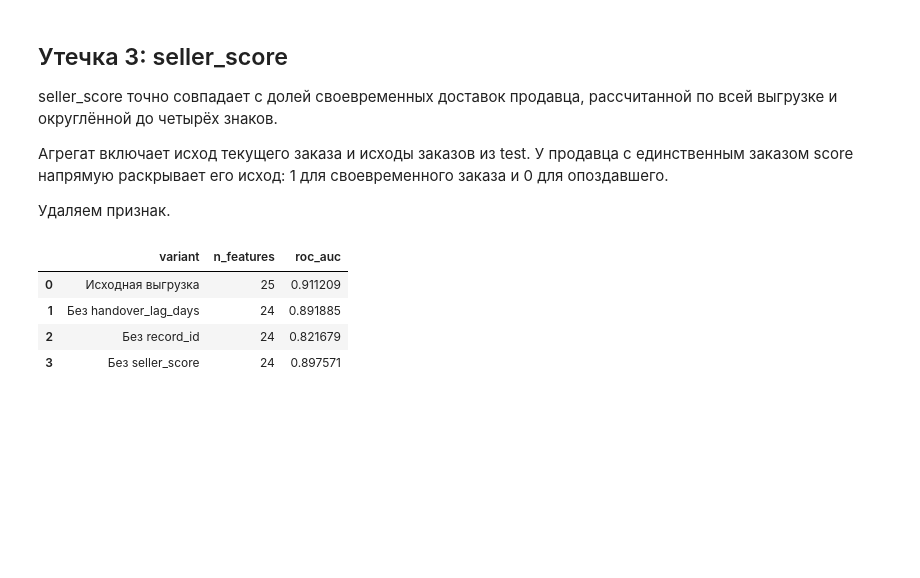
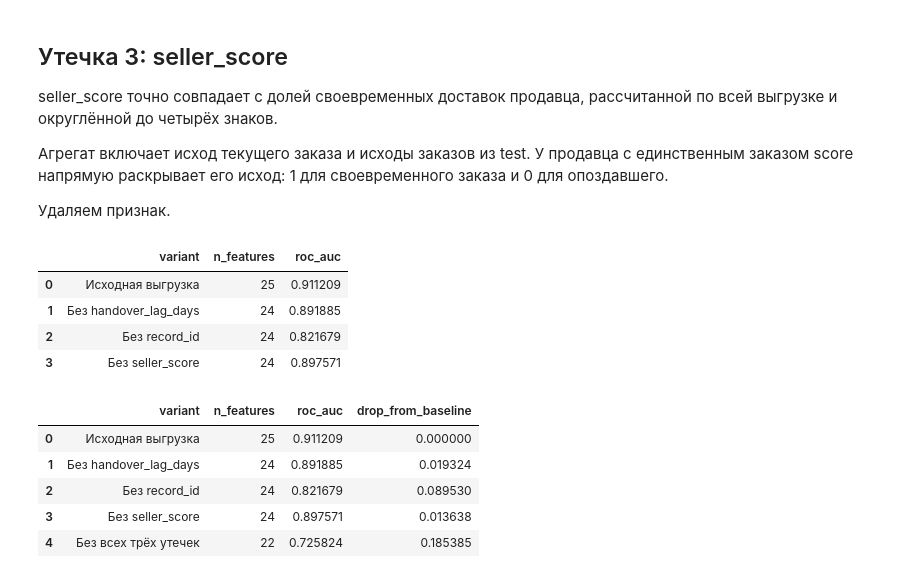
Before and after one commit to MikhailGeras/module0, a Jupyter notebook: ДЗ2.ipynb, the cells around one changed output. Cells and saved outputs as stored; diff of their text form; code cells hidden in the pictures; blank space fills up the shorter version.

```diff
--- a/ДЗ2.ipynb
+++ b/ДЗ2.ipynb
@@ -342,3 +342,31 @@ display(pd.DataFrame(results).round(6))
 | 1 | Без handover_lag_days | 24 | 0.891885 |
 | 2 | Без record_id | 24 | 0.821679 |
 | 3 | Без seller_score | 24 | 0.897571 |
+# %%
+clean_features = [
+    column
+    for column in all_features
+    if column not in leak_columns
+]
+
+clean_auc = evaluate_model(clean_features)
+
+all_results = results + [{
+    "variant": "Без всех трёх утечек",
+    "n_features": len(clean_features),
+    "roc_auc": clean_auc
+}]
+
+results_table = pd.DataFrame(all_results)
+results_table["drop_from_baseline"] = (
+    baseline_auc - results_table["roc_auc"]
+)
+
+display(results_table.round(6))
+# %% [output]
+|  | variant | n_features | roc_auc | drop_from_baseline |
+| 0 | Исходная выгрузка | 25 | 0.911209 | 0.000000 |
+| 1 | Без handover_lag_days | 24 | 0.891885 | 0.019324 |
+| 2 | Без record_id | 24 | 0.821679 | 0.089530 |
+| 3 | Без seller_score | 24 | 0.897571 | 0.013638 |
+| 4 | Без всех трёх утечек | 22 | 0.725824 | 0.185385 |
```
Also changed, not shown: parts of 1 cell of this notebook.
